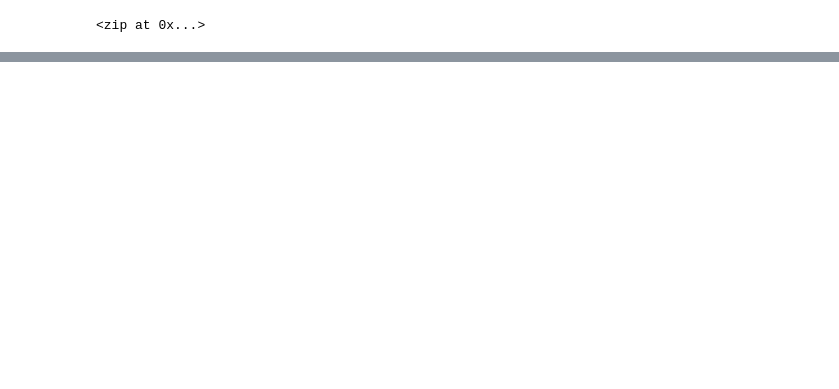
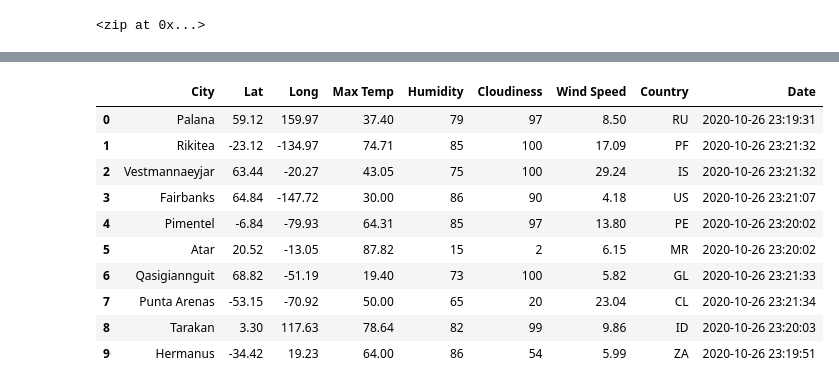
Before and after one commit to meganxlee/World_Weather_Analysis, a Jupyter notebook: WeatherPy.ipynb, the cells around one changed output, grey strips where cells are left out. Saved outputs shown, nothing was run; the diff lists cells and outputs as text; code cells hidden in the pictures; blank space fills up the shorter version.

```diff
--- a/WeatherPy.ipynb
+++ b/WeatherPy.ipynb
@@ -34,0 +129,16 @@ len(cities)
+# %%
+# Convert the array of dictionaries to a Pandas DataFrame.
+city_data_df = pd.DataFrame(city_data)
+city_data_df.head(10)
+# %% [output]
+|  | City | Lat | Long | Max Temp | Humidity | Cloudiness | Wind Speed | Country | Date |
+| 0 | Palana | 59.12 | 159.97 | 37.40 | 79 | 97 | 8.50 | RU | 2020-10-26 23:19:31 |
+| 1 | Rikitea | -23.12 | -134.97 | 74.71 | 85 | 100 | 17.09 | PF | 2020-10-26 23:21:32 |
+| 2 | Vestmannaeyjar | 63.44 | -20.27 | 43.05 | 75 | 100 | 29.24 | IS | 2020-10-26 23:21:32 |
+| 3 | Fairbanks | 64.84 | -147.72 | 30.00 | 86 | 90 | 4.18 | US | 2020-10-26 23:21:07 |
+| 4 | Pimentel | -6.84 | -79.93 | 64.31 | 85 | 97 | 13.80 | PE | 2020-10-26 23:20:02 |
+| 5 | Atar | 20.52 | -13.05 | 87.82 | 15 | 2 | 6.15 | MR | 2020-10-26 23:20:02 |
+| 6 | Qasigiannguit | 68.82 | -51.19 | 19.40 | 73 | 100 | 5.82 | GL | 2020-10-26 23:21:33 |
+| 7 | Punta Arenas | -53.15 | -70.92 | 50.00 | 65 | 20 | 23.04 | CL | 2020-10-26 23:21:34 |
+| 8 | Tarakan | 3.30 | 117.63 | 78.64 | 82 | 99 | 9.86 | ID | 2020-10-26 23:20:03 |
+| 9 | Hermanus | -34.42 | 19.23 | 64.00 | 86 | 54 | 5.99 | ZA | 2020-10-26 23:19:51 |
```
Also changed, not shown: parts of 8 cells of this notebook, 1 other file.
